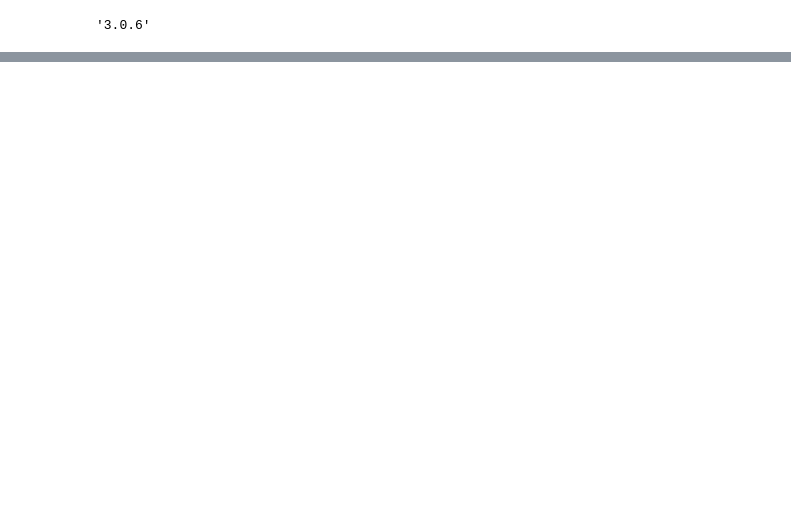
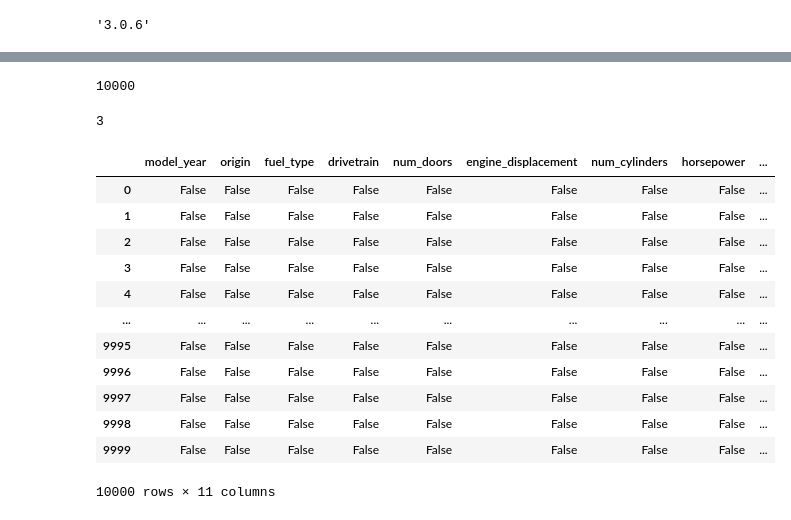
Before and after one commit to dangerpouse/zoomcamp---Machine-Learning, a Jupyter notebook: 01 - Intro/Homework.ipynb, the cells around one changed output, grey strips where cells are left out. Cells and saved outputs as stored; diff of their text form; code cells hidden in the pictures; blank space fills up the shorter version.

```diff
--- a/01 - Intro/Homework.ipynb
+++ b/01 - Intro/Homework.ipynb
@@ -26,0 +20,24 @@ df.head(10)
+# %%
+len(df)
+# %% [output]
+10000
+# %%
+df['fuel_type'].nunique()
+# %% [output]
+3
+# %%
+df.isnull()
+# %% [output]
+|  | model_year | origin | fuel_type | drivetrain | num_doors | engine_displacement | num_cylinders | horsepower | ... |
+| 0 | False | False | False | False | False | False | False | False | ... |
+| 1 | False | False | False | False | False | False | False | False | ... |
+| 2 | False | False | False | False | False | False | False | False | ... |
+| 3 | False | False | False | False | False | False | False | False | ... |
+| 4 | False | False | False | False | False | False | False | False | ... |
+| ... | ... | ... | ... | ... | ... | ... | ... | ... | ... |
+| 9995 | False | False | False | False | False | False | False | False | ... |
+| 9996 | False | False | False | False | False | False | False | False | ... |
+| 9997 | False | False | False | False | False | False | False | False | ... |
+| 9998 | False | False | False | False | False | False | False | False | ... |
+| 9999 | False | False | False | False | False | False | False | False | ... |
+10000 rows × 11 columns
```
Also changed, not shown: parts of 26 cells of this notebook.
